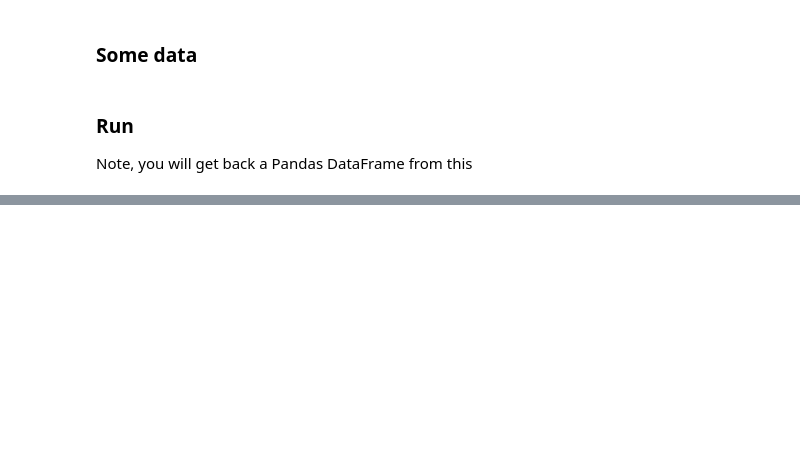
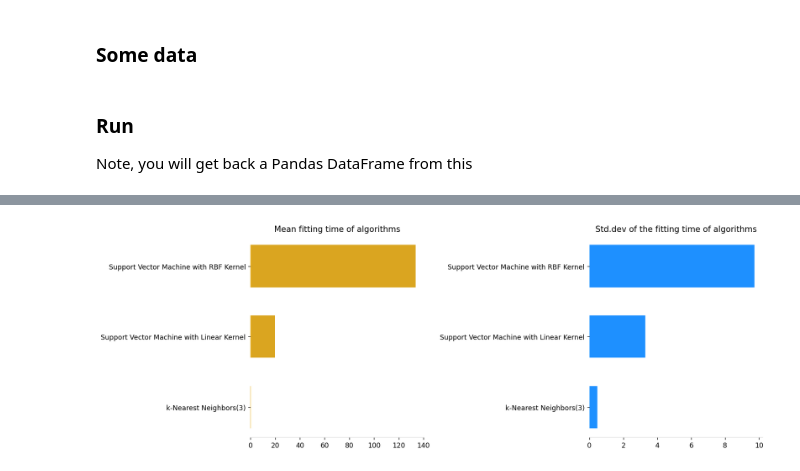
Before and after one commit to tirthajyoti/mldsutils, a Jupyter notebook: index.ipynb, the cells around one changed output, grey strips where cells are left out. Drawn from its saved outputs; the diff is of its cells as text; code cells hidden in the pictures; blank space fills up the shorter version.

```diff
--- a/index.ipynb
+++ b/index.ipynb
@@ -63,0 +118,5 @@ d1
+# %%
+plot_bars(d2,t1="Mean fitting time of algorithms",
+              t2="Std.dev of the fitting time of algorithms")
+# %% [output]
+[figure, added]
```
Also changed, not shown: parts of 22 cells of this notebook, 7 other files.
